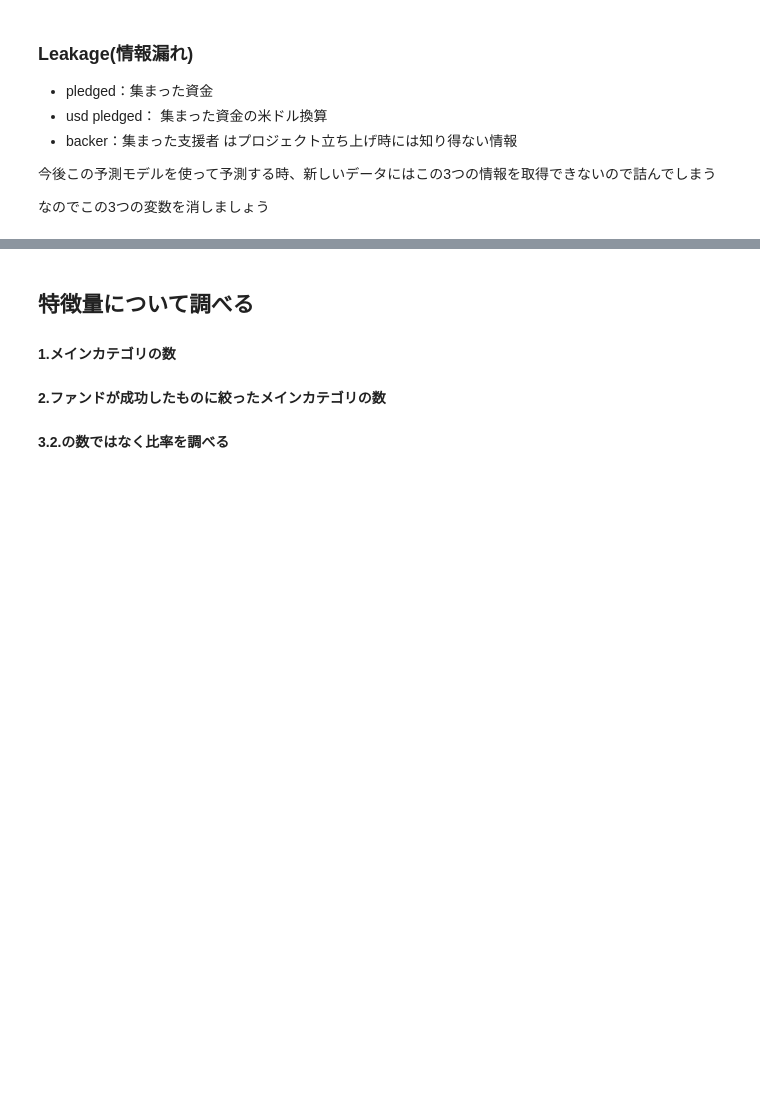
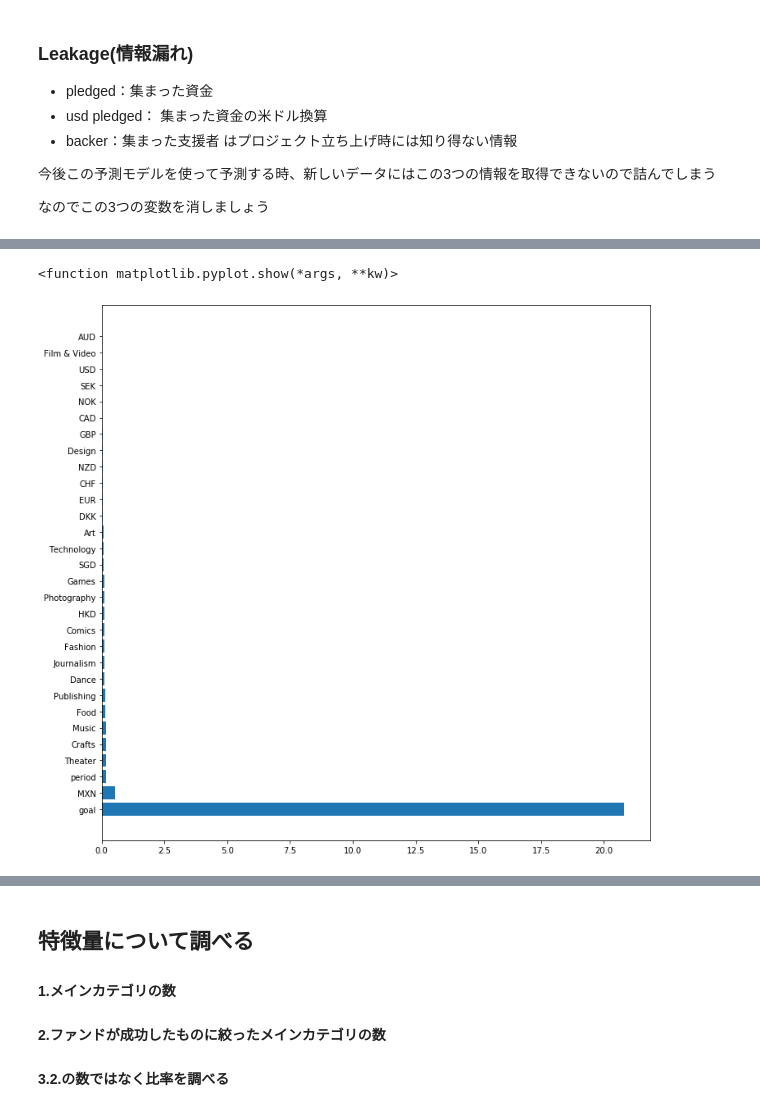
Before and after one commit to e4rll/2021dataSeminar, a Jupyter notebook: 06/06.ipynb, the cells around one changed output, grey strips where cells are left out. Saved outputs shown, nothing was run; the diff lists cells and outputs as text; code cells hidden in the pictures; blank space fills up the shorter version.

```diff
--- a/06/06.ipynb
+++ b/06/06.ipynb
@@ -157,0 +176,16 @@ df
+# %%
+df
+features = df.drop('state', axis=1).columns
+importances = clf.coef_[0]
+feature_importance = pd.DataFrame(
+    {'features': features,
+     'importances': importances
+    })
+feature_importance['importances'] = feature_importance['importances'].abs()
+feature_importance.sort_values('importances', ascending=False, inplace=True)
+plt.figure(figsize=(12,12))
+plt.barh(feature_importance.features, feature_importance.importances)
+plt.show
+# %% [output]
+<function matplotlib.pyplot.show(*args, **kw)>
+[figure, added]
```
Also changed, not shown: parts of 9 cells of this notebook, 2 other files.
